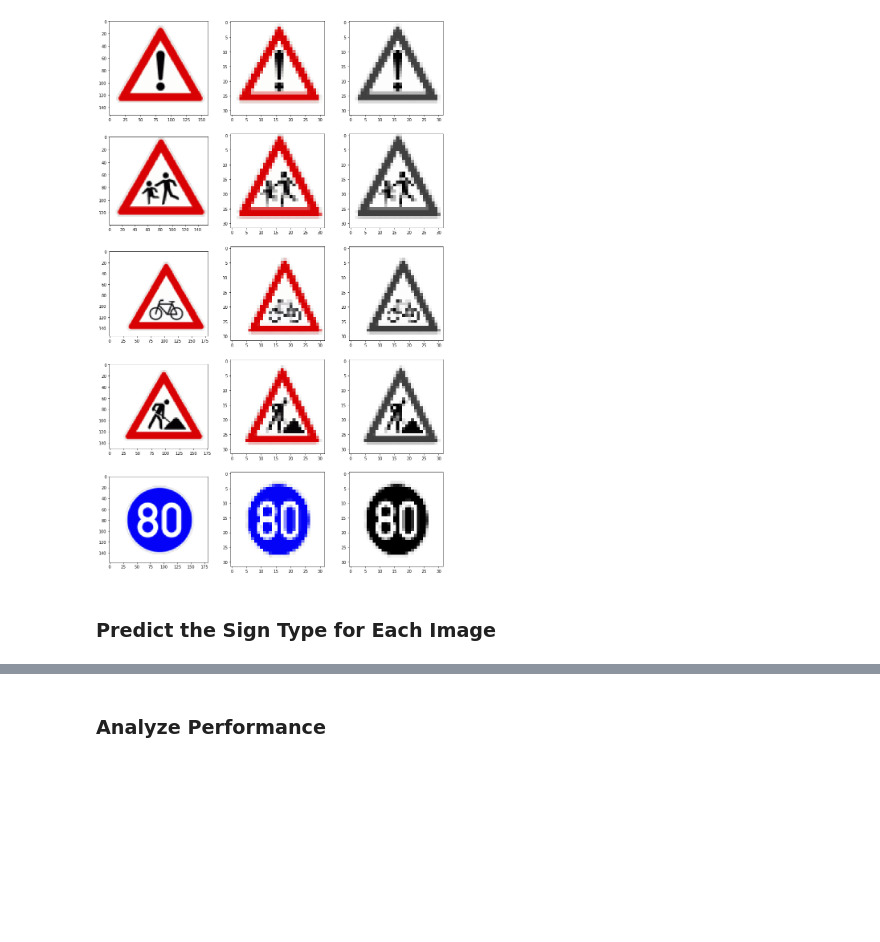
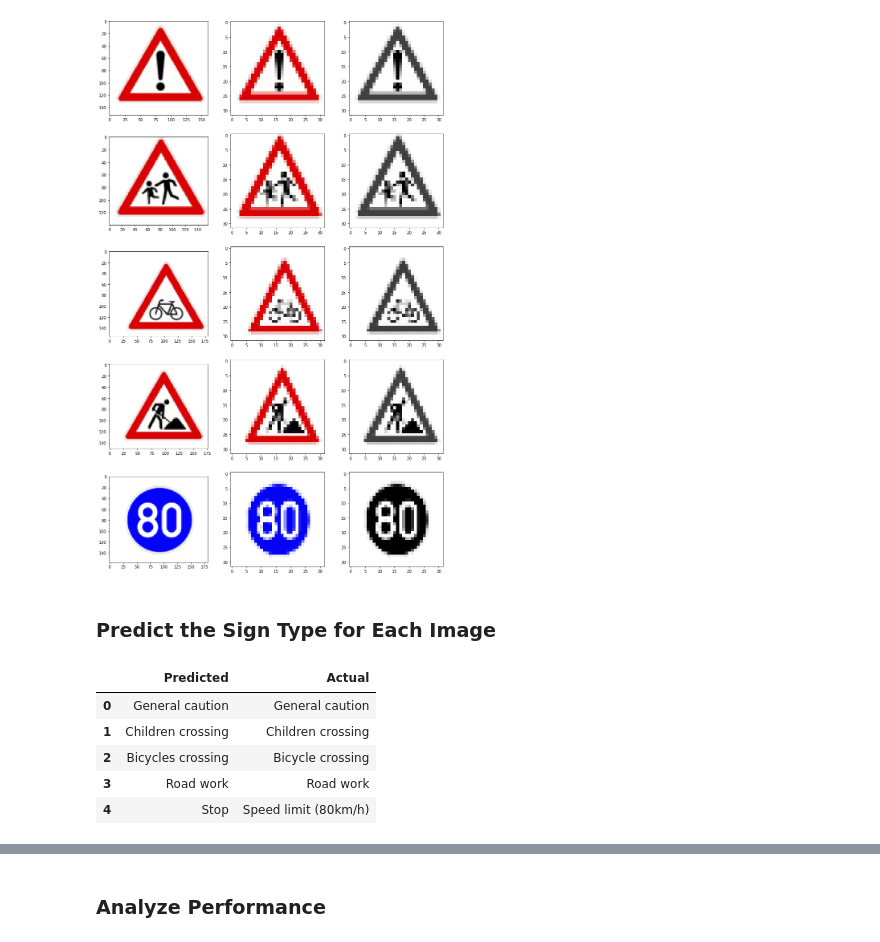
Before and after one commit to freddycct/CarND-Traffic-Sign-Classifier-Project, a Jupyter notebook: Traffic_Sign_Classifier.ipynb, the cells around one changed output, grey strips where cells are left out. Drawn from its saved outputs; the diff is of its cells as text; code cells hidden in the pictures; blank space fills up the shorter version.

```diff
--- a/Traffic_Sign_Classifier.ipynb
+++ b/Traffic_Sign_Classifier.ipynb
@@ -648,6 +648,20 @@ images = grayscale_batch(images)
 images = (images - mu)/sigma
 # %%
 predictions = sess.run( tf.argmax(logits,1), feed_dict={inputs:images, keep_prob:1.0} )
+# %%
+data = []
+for idx, i in enumerate(predictions):
+#   print('predicted: {},\tactual: {}'.format(signnames.iloc[i].SignName, file_labels[idx]))
+  data.append([signnames.iloc[i].SignName, file_labels[idx]])
+data = pd.DataFrame(data, columns=['Predicted', 'Actual'])
+data
+# %% [output]
+|  | Predicted | Actual |
+| 0 | General caution | General caution |
+| 1 | Children crossing | Children crossing |
+| 2 | Bicycles crossing | Bicycle crossing |
+| 3 | Road work | Road work |
+| 4 | Stop | Speed limit (80km/h) |
 # %%
 data = []
 for idx, i in enumerate(predictions):
```
Also changed, not shown: parts of 13 cells of this notebook, 1 other file.
